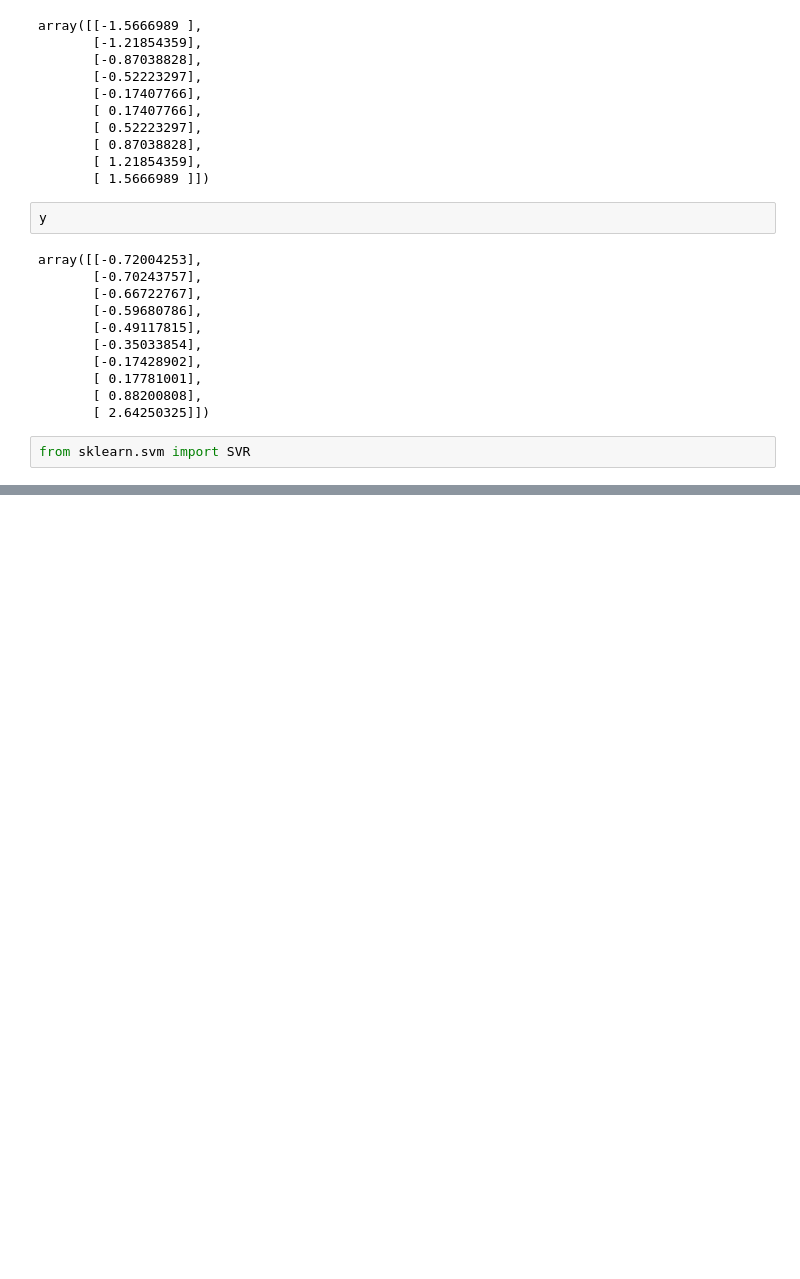
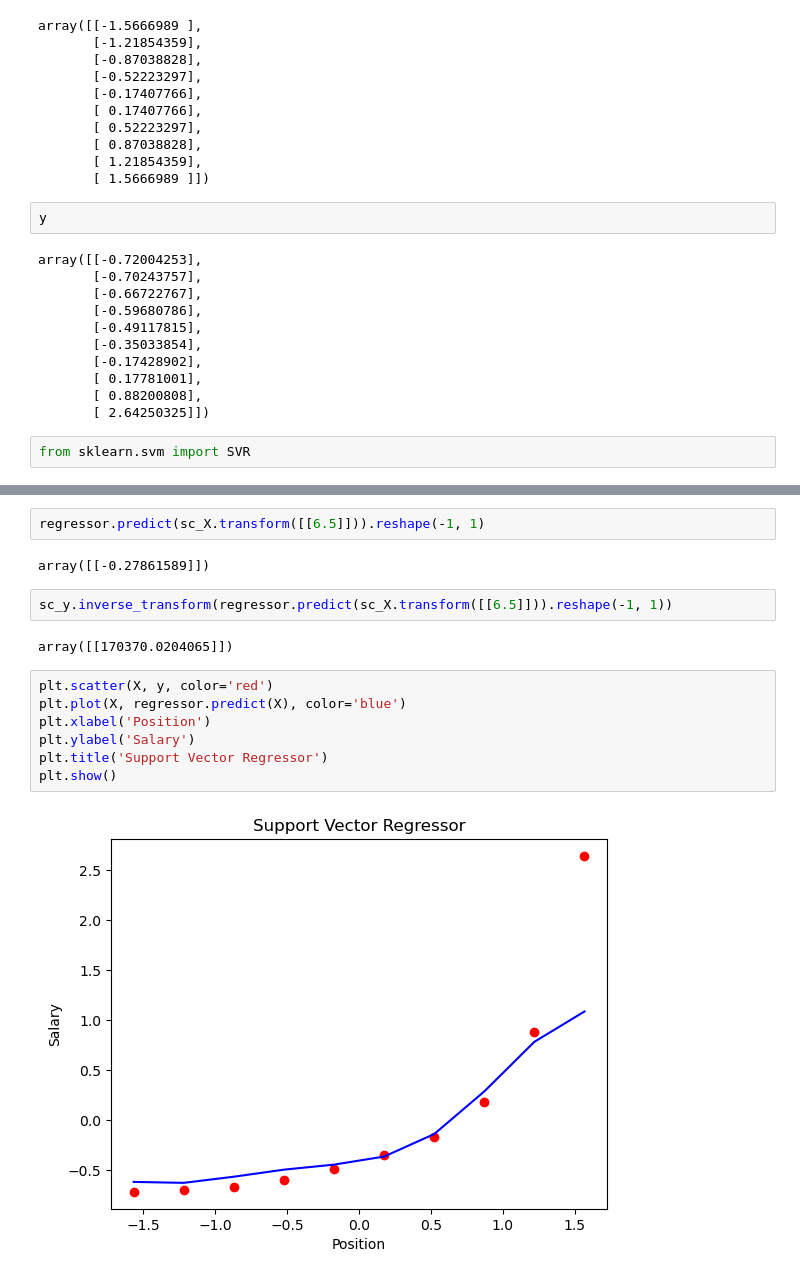
Before and after one commit to sarblohw/Machine_Learning_Models, a Jupyter notebook: Machine_Learning_Models-main/Section 7 - Support Vector Regression (SVR)/Python/svr_2.ipynb, the cells around one changed output, grey strips where cells are left out. Cells and saved outputs as stored; diff of their text form; blank space fills up the shorter version.

```diff
--- a/Machine_Learning_Models-main/Section 7 - Support Vector Regression (SVR)/Python/svr_2.ipynb
+++ b/Machine_Learning_Models-main/Section 7 - Support Vector Regression (SVR)/Python/svr_2.ipynb
@@ -85,0 +94,17 @@ regressor.predict(sc_X.transform())
+# %%
+regressor.predict(sc_X.transform([[6.5]])).reshape(-1, 1)
+# %% [output]
+array([[-0.27861589]])
+# %%
+sc_y.inverse_transform(regressor.predict(sc_X.transform([[6.5]])).reshape(-1, 1))
+# %% [output]
+array([[170370.0204065]])
+# %%
+plt.scatter(X, y, color='red')
+plt.plot(X, regressor.predict(X), color='blue')
+plt.xlabel('Position')
+plt.ylabel('Salary')
+plt.title('Support Vector Regressor')
+plt.show()
+# %% [output]
+[figure, added]
```
Also changed, not shown: parts of 5 cells of this notebook.
